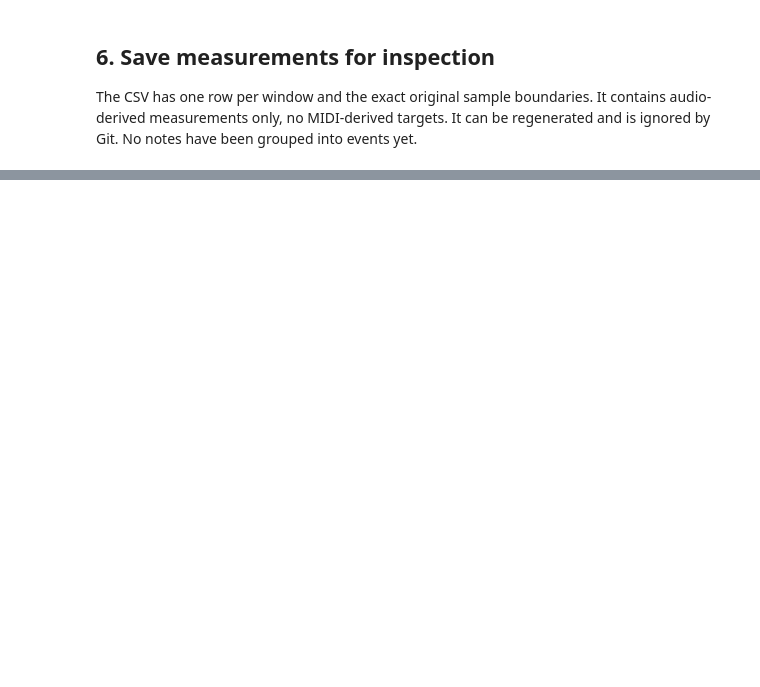
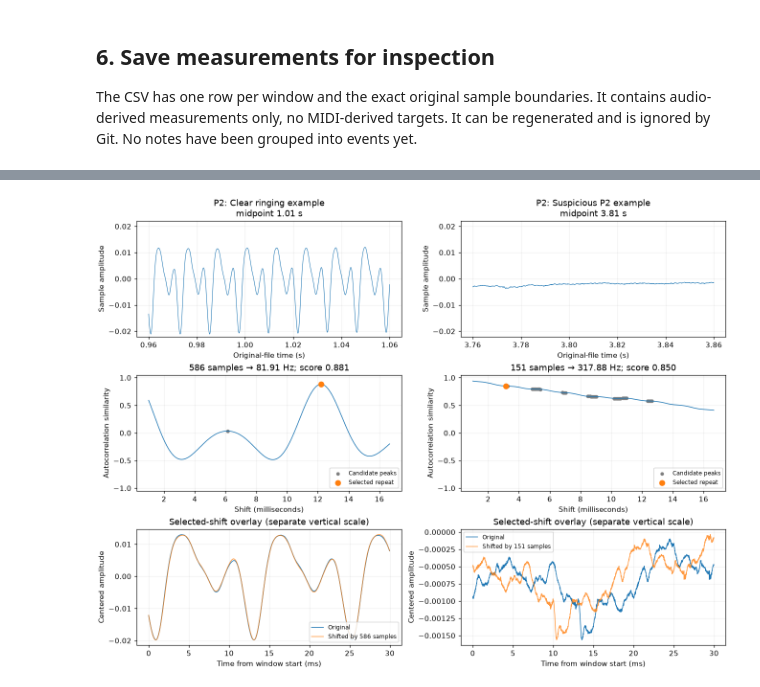
Before and after one commit to wesley-hawes/Guitar_ML, a Jupyter notebook: 04_tracking_pitch.ipynb, the cells around one changed output, grey strips where cells are left out. Saved outputs shown, nothing was run; the diff lists cells and outputs as text; code cells hidden in the pictures; blank space fills up the shorter version.

```diff
--- a/04_tracking_pitch.ipynb
+++ b/04_tracking_pitch.ipynb
@@ -223,0 +574,79 @@ Dataset: Pedroza et al., *Guitar-TECHS*, ICASSP 2025,
+# %%
+diagnostic_times = [("Clear ringing example", 1.01), ("Suspicious P2 example", 3.81)]
+diagnostic_fig, diagnostic_axes = plt.subplots(3, 2, figsize=(12, 9), constrained_layout=True)
+diagnostic_peak_amplitudes = []
+for column, (description, requested_time) in enumerate(diagnostic_times):
+    frame_index = int(np.argmin(abs(times - requested_time)))
+    if abs(times[frame_index] - requested_time) > hop_seconds / 2 + 1e-9:
+        raise ValueError("Diagnostic time is outside the analyzed window midpoints.")
+    frame = rows[frame_index]
+    local_start = frame["start_sample"] - excerpt_start_sample
+    samples = signal[local_start:local_start + window_samples]
+    measured_hz, selected_lag, measured_score = estimate_period(
+        samples, sample_rate, minimum_frequency, maximum_frequency)
+    if not np.isfinite(selected_lag):
+        raise ValueError("This example has no finite repeating candidate; choose another window.")
+    selected_lag = int(selected_lag)
+    centered = samples - np.mean(samples)
+    energy = np.sum(centered ** 2)
+    first_lag = int(np.ceil(sample_rate / maximum_frequency))
+    last_lag = int(np.floor(sample_rate / minimum_frequency))
+    correlation = np.empty(last_lag + 2)
+    correlation[0] = 1.0
+    for shift in range(1, len(correlation)):
+        correlation[shift] = np.sum(centered[:-shift] * centered[shift:]) / energy
+    local_peaks = [shift for shift in range(first_lag, last_lag + 1)
+                   if correlation[shift] > 0
+                   and correlation[shift] > correlation[shift - 1]
+                   and correlation[shift] >= correlation[shift + 1]]
+    assert selected_lag == max(local_peaks, key=lambda shift: correlation[shift])
+    assert np.isclose(correlation[selected_lag], measured_score)
+    assert np.isclose(measured_hz, frame["candidate_hz"])
+    assert np.isclose(measured_score, frame["similarity"])
+
+    original_time = (frame["start_sample"] + np.arange(len(samples))) / sample_rate
+    diagnostic_axes[0, column].plot(original_time, samples, linewidth=0.7)
+    diagnostic_axes[0, column].set(
+        title=f"{player}: {description}\nmidpoint {times[frame_index]:.2f} s",
+        xlabel="Original-file time (s)", ylabel="Sample amplitude")
+    diagnostic_peak_amplitudes.append(float(np.max(abs(samples))))
+
+    shifts = np.arange(first_lag, last_lag + 1)
+    ax = diagnostic_axes[1, column]
+    ax.plot(shifts / sample_rate * 1000, correlation[shifts], linewidth=1)
+    ax.scatter(np.array(local_peaks) / sample_rate * 1000,
+               correlation[local_peaks], s=15, color="0.5", label="Candidate peaks")
+    ax.scatter(selected_lag / sample_rate * 1000, measured_score,
+               color="tab:orange", s=50, zorder=3, label="Selected repeat")
+    ax.set(xlabel="Shift (milliseconds)", ylabel="Autocorrelation similarity",
+           ylim=(-1.05, 1.05), title=f"{selected_lag} samples → {measured_hz:.2f} Hz; score {measured_score:.3f}")
+    ax.legend(fontsize=8, loc="lower right")
+
+    view_samples = min(round(0.030 * sample_rate), len(samples) - selected_lag)
+    relative_ms = np.arange(view_samples) / sample_rate * 1000
+    ax = diagnostic_axes[2, column]
+    ax.plot(relative_ms, centered[:view_samples], label="Original", linewidth=1)
+    ax.plot(relative_ms, centered[selected_lag:selected_lag + view_samples],
+            label=f"Shifted by {selected_lag} samples", linewidth=1, alpha=0.8)
+    ax.set(xlabel="Time from window start (ms)", ylabel="Centered amplitude",
+           title="Selected-shift overlay (separate vertical scale)")
+    ax.legend(fontsize=8)
+    print(f"\n{player}, midpoint {times[frame_index]:.2f} s: "
+          f"samples [{frame['start_sample']}:{frame['stop_sample_exclusive']}]")
+    print(f"RMS {frame['rms']:.7f}; level/reference {level_ratio[frame_index]:.2f}; "
+          f"passes filter: {accepted[frame_index]}")
+    print("Strongest local peaks: shift(samples), Hz, similarity")
+    for shift in sorted(local_peaks, key=lambda shift: correlation[shift], reverse=True)[:3]:
+        print(f"  {shift:4d}   {sample_rate / shift:8.2f}   {correlation[shift]:.4f}")
+
+shared_limit = max(diagnostic_peak_amplitudes) * 1.05
+for ax in diagnostic_axes[0]:
+    ax.set_ylim(-shared_limit, shared_limit)
+for ax in diagnostic_axes.flat:
+    ax.grid(alpha=0.2)
+diagnostic_path = output_folder / f"{dataset_folder.name}_candidate_diagnostic.png"
+diagnostic_fig.savefig(diagnostic_path, dpi=150)
+plt.show()
+print("Saved diagnostic:", diagnostic_path)
+print("No thresholds or decisions changed. Inspect more audio with settings fixed next.")
+# %% [output]
@@ -223,0 +667 @@ Dataset: Pedroza et al., *Guitar-TECHS*, ICASSP 2025,
+[figure, added]
```
Also changed, not shown: parts of 22 cells of this notebook, 9 other files.
